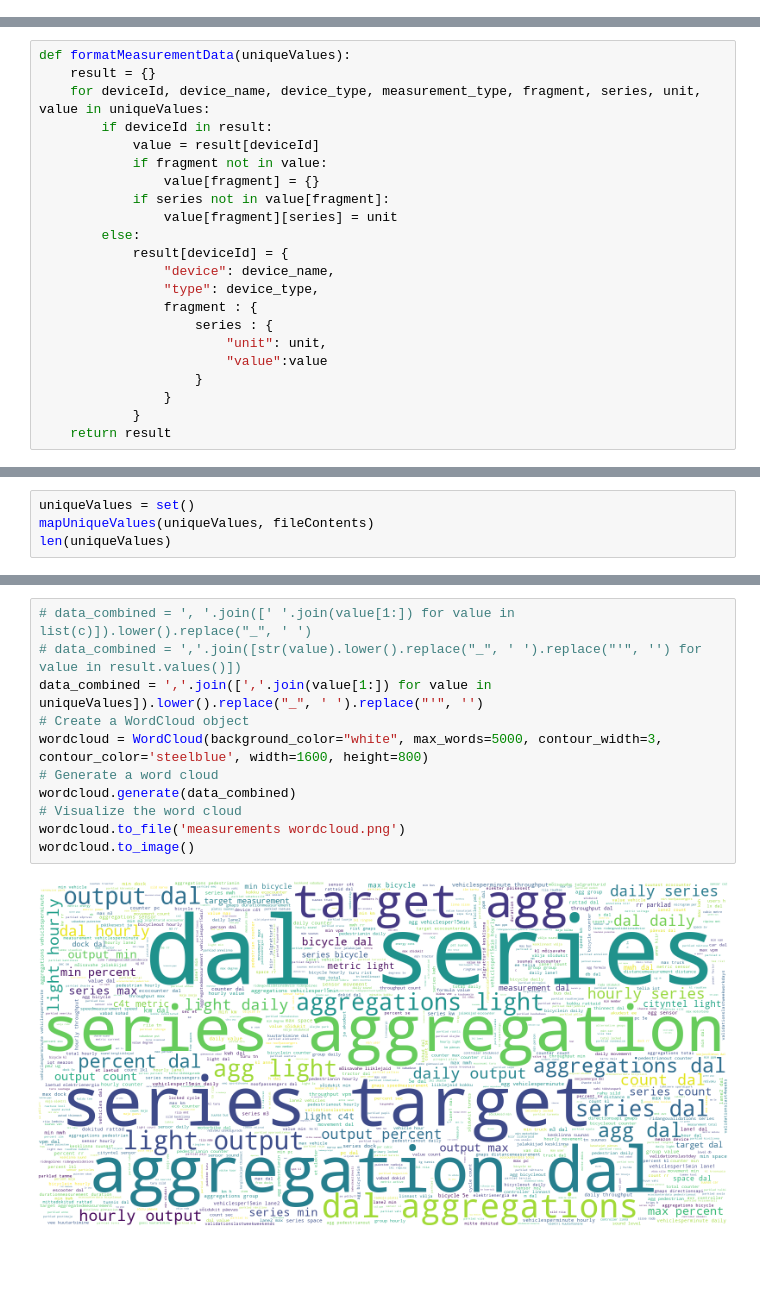
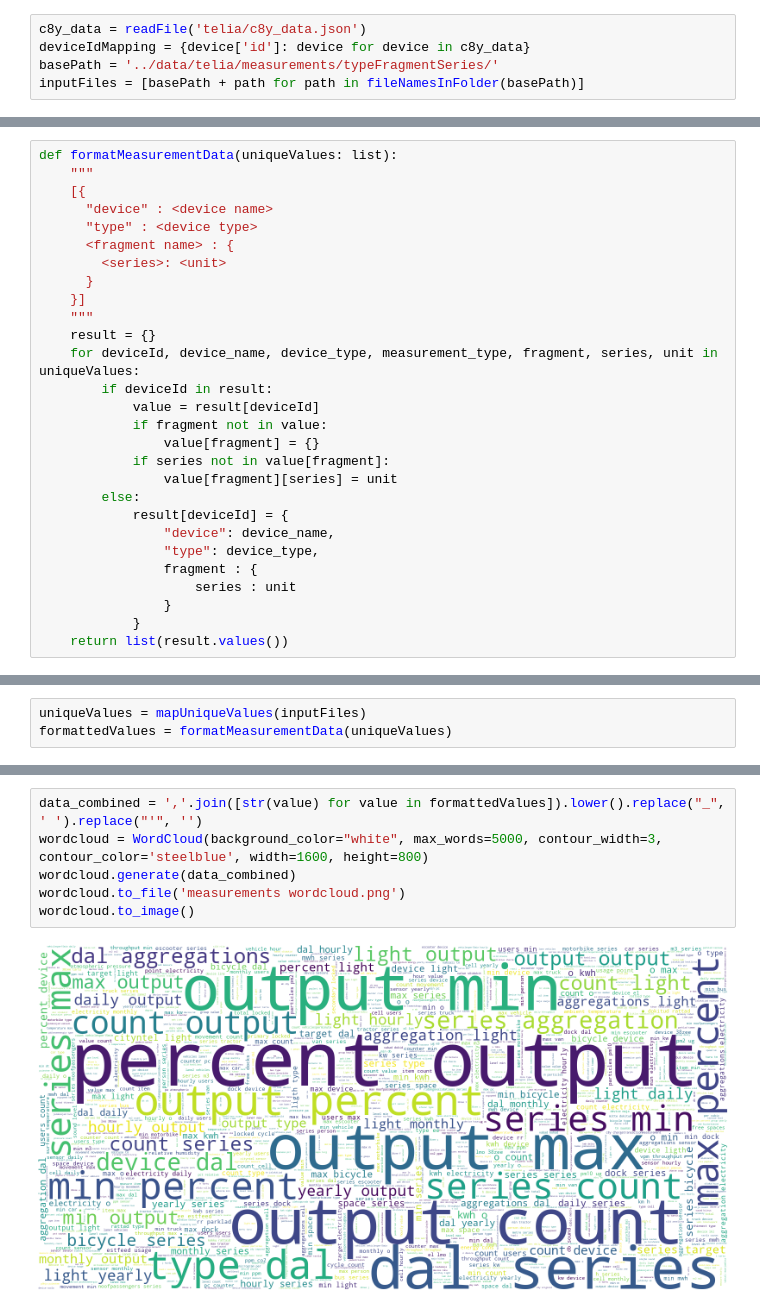
Before and after one commit to kasparkadalipp/C8y-Data-Overview, a Jupyter notebook: notebooks/measurement word cloud.ipynb, the cells around one changed output, grey strips where cells are left out. Cells and saved outputs as stored; diff of their text form; blank space fills up the shorter version.

```diff
--- a/notebooks/measurement word cloud.ipynb
+++ b/notebooks/measurement word cloud.ipynb
@@ -28 +4,6 @@ def fixFragmentName(name):
+# %%
+c8y_data = readFile('telia/c8y_data.json')
+deviceIdMapping = {device['id']: device for device in c8y_data}
+basePath = '../data/telia/measurements/typeFragmentSeries/'
+inputFiles = [basePath + path for path in fileNamesInFolder(basePath)]
 # %%
@@ -49,7 +35,16 @@ def mapUniqueValues(uniqueValues, fileContents):
 # %%
-def formatMeasurementData(uniqueValues):
+def formatMeasurementData(uniqueValues: list):
+    """
+    [{
+      "device" : <device name>
+      "type" : <device type>
+      <fragment name> : {
+        <series>: <unit>
+      }
+    }]
+    """
     result = {}
-    for deviceId, device_name, device_type, measurement_type, fragment, series, unit, value in uniqueValues:
+    for deviceId, device_name, device_type, measurement_type, fragment, series, unit in uniqueValues:
         if deviceId in result:
             value = result[deviceId]
             if fragment not in value:
@@ -61,10 +56,7 @@ def formatMeasurementData(uniqueValues):
                 "device": device_name,
                 "type": device_type,
                 fragment : {
-                    series : {
-                        "unit": unit,
-                        "value":value
-                    }
+                    series : unit
                 }
             }
-    return result
+    return list(result.values())
@@ -76,4 +63,3 @@ Counter({False: 14938, True: 4324})
 # %%
-uniqueValues = set()
-mapUniqueValues(uniqueValues, fileContents)
-len(uniqueValues)
+uniqueValues = mapUniqueValues(inputFiles)
+formattedValues = formatMeasurementData(uniqueValues)
@@ -87,13 +66,8 @@ len(result)
 # %%
-# data_combined = ', '.join([' '.join(value[1:]) for value in list(c)]).lower().replace("_", ' ')
-# data_combined = ','.join([str(value).lower().replace("_", ' ').replace("'", '') for value in result.values()])
-data_combined = ','.join([','.join(value[1:]) for value in uniqueValues]).lower().replace("_", ' ').replace("'", '')
-# Create a WordCloud object
+data_combined = ','.join([str(value) for value in formattedValues]).lower().replace("_", ' ').replace("'", '')
 wordcloud = WordCloud(background_color="white", max_words=5000, contour_width=3, contour_color='steelblue', width=1600, height=800)
-# Generate a word cloud
 wordcloud.generate(data_combined)
-# Visualize the word cloud
 wordcloud.to_file('measurements wordcloud.png')
 wordcloud.to_image()
 # %% [output]
-[figure, old version]
+[figure, new version]
```
Also changed, not shown: parts of 9 cells of this notebook.
